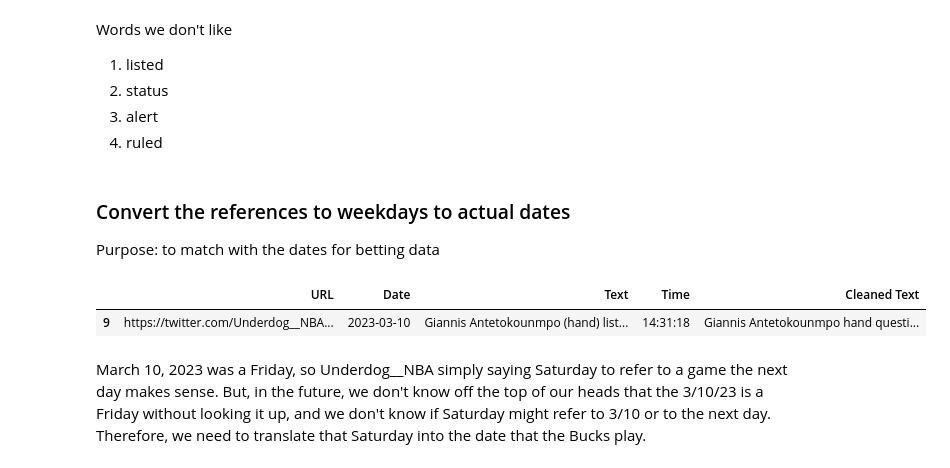
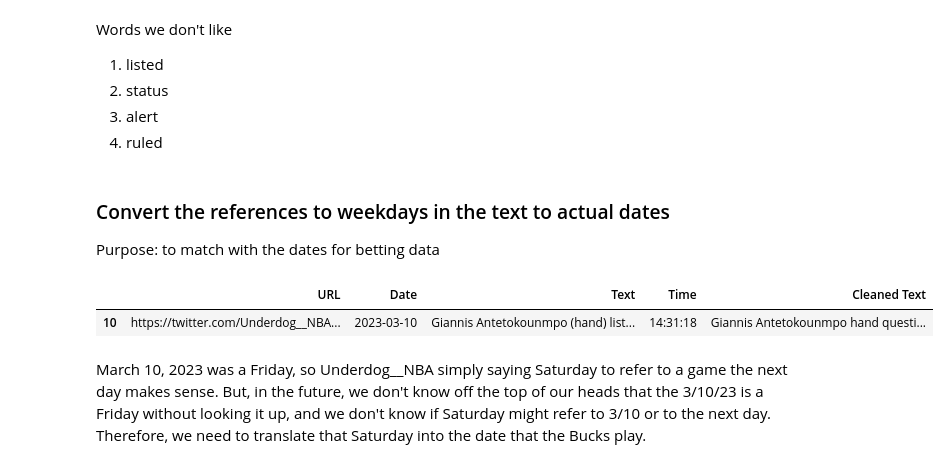
Before and after one commit to ahalajian/Change-In-Betting-Odds, a Jupyter notebook: Twitter_Scraping.ipynb, the cells around one changed output. Cells and saved outputs as stored; diff of their text form; code cells hidden in the pictures.

```diff
--- a/Twitter_Scraping.ipynb
+++ b/Twitter_Scraping.ipynb
@@ -192,16 +185,16 @@ Words we don't like
 4. alert
 6. ruled
 # %% [markdown]
-### Convert the references to weekdays to actual dates
+### Convert the references to weekdays in the text to actual dates
 Purpose: to match with the dates for betting data
 # %%
 import calendar
 from datetime import timedelta
 # %%
-clean_df.loc[clean_df["Date"] == datetime.date(2023, 3, 10)]
+giannis_df.loc[giannis_df["Date"] == datetime.date(2023, 3, 10)]
 # %% [output]
 |  | URL | Date | Text | Time | Cleaned Text |
-| 9 | https://twitter.com/Underdog__NBA... | 2023-03-10 | Giannis Antetokounmpo (hand) list... | 14:31:18 | Giannis Antetokounmpo hand questi... |
+| 10 | https://twitter.com/Underdog__NBA... | 2023-03-10 | Giannis Antetokounmpo (hand) list... | 14:31:18 | Giannis Antetokounmpo hand questi... |
 # %% [markdown]
 March 10, 2023 was a Friday, so Underdog__NBA simply saying Saturday to refer to a game the next day makes sense. But, in the future, we don't know off the top of our heads that the 3/10/23 is a Friday without looking it up, and we don't know if Saturday might refer to 3/10 or to the next day. Therefore, we need to translate that Saturday into the date that the Bucks play.
 # %% [markdown]
```
Also changed, not shown: parts of 17 cells of this notebook.
